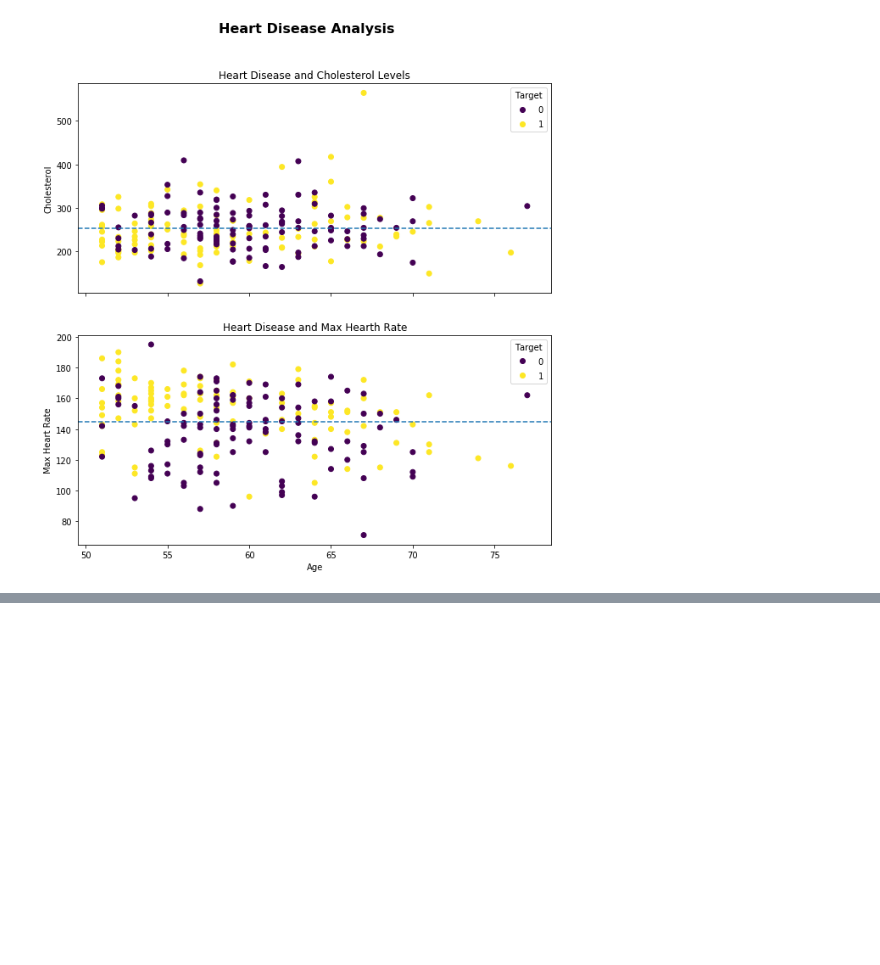
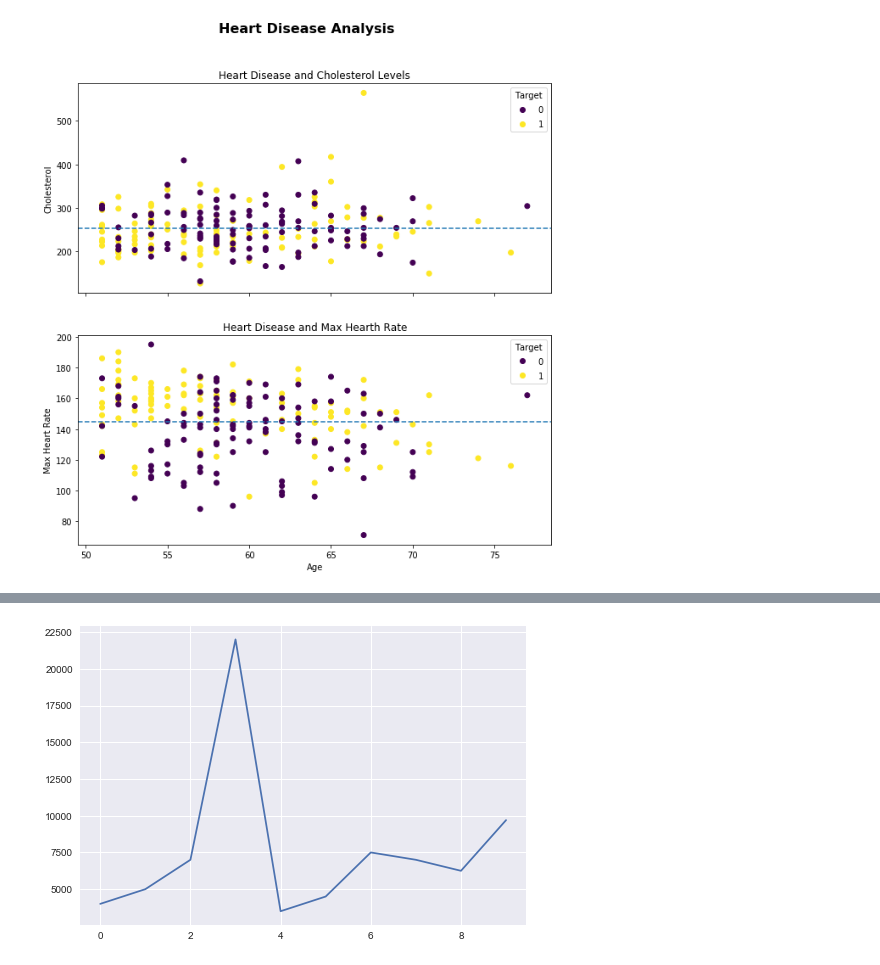
Before and after one commit to negreteo/conda_sample_project, a Jupyter notebook: introduction-to-matplotlib.ipynb, the cells around one changed output, grey strips where cells are left out. Drawn from its saved outputs; the diff is of its cells as text; code cells hidden in the pictures; blank space fills up the shorter version.

```diff
--- a/introduction-to-matplotlib.ipynb
+++ b/introduction-to-matplotlib.ipynb
@@ -441,0 +470,5 @@ fig.suptitle("Heart Disease Analysis", fontsize=16, fontweight="bold");
+# %%
+plt.style.use('seaborn')
+car_sales["Price"].plot();
+# %% [output]
+[figure, added]
```
Also changed, not shown: parts of 16 cells of this notebook.
